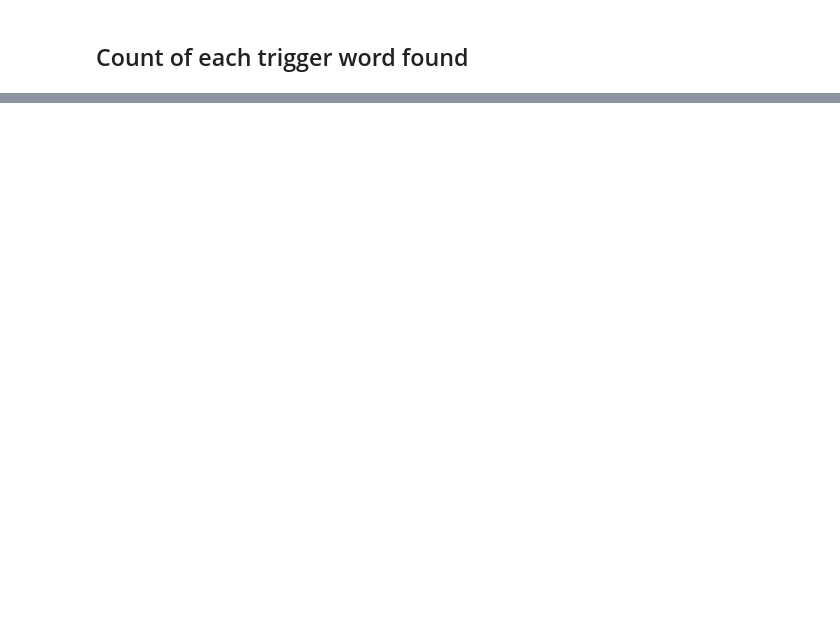
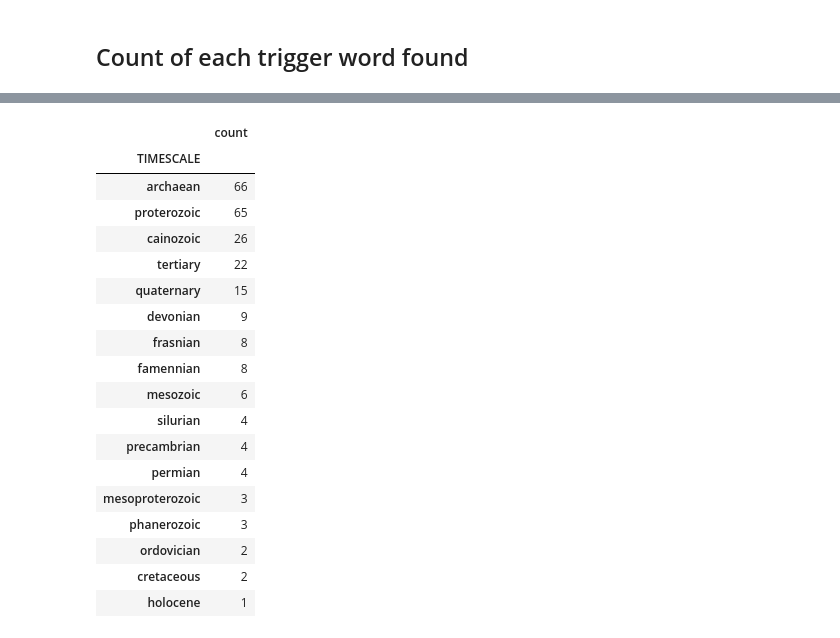
Before and after one commit to tanghyd/capstone, a Jupyter notebook: code/event_extraction.ipynb, the cells around one changed output, grey strips where cells are left out. Saved outputs shown, nothing was run; the diff lists cells and outputs as text; code cells hidden in the pictures; blank space fills up the shorter version.

```diff
--- a/code/event_extraction.ipynb
+++ b/code/event_extraction.ipynb
@@ -164,0 +209,23 @@ countsdf
+# %%
+feature = 'TIMESCALE'
+get_feature_counts_df(eventdf, feature)
+# %% [output]
+|  | count |
+| TIMESCALE |  |
+| archaean | 66 |
+| proterozoic | 65 |
+| cainozoic | 26 |
+| tertiary | 22 |
+| quaternary | 15 |
+| devonian | 9 |
+| frasnian | 8 |
+| famennian | 8 |
+| mesozoic | 6 |
+| silurian | 4 |
+| precambrian | 4 |
+| permian | 4 |
+| mesoproterozoic | 3 |
+| phanerozoic | 3 |
+| ordovician | 2 |
+| cretaceous | 2 |
+| holocene | 1 |
```
Also changed, not shown: parts of 17 cells of this notebook, 5 other files.
